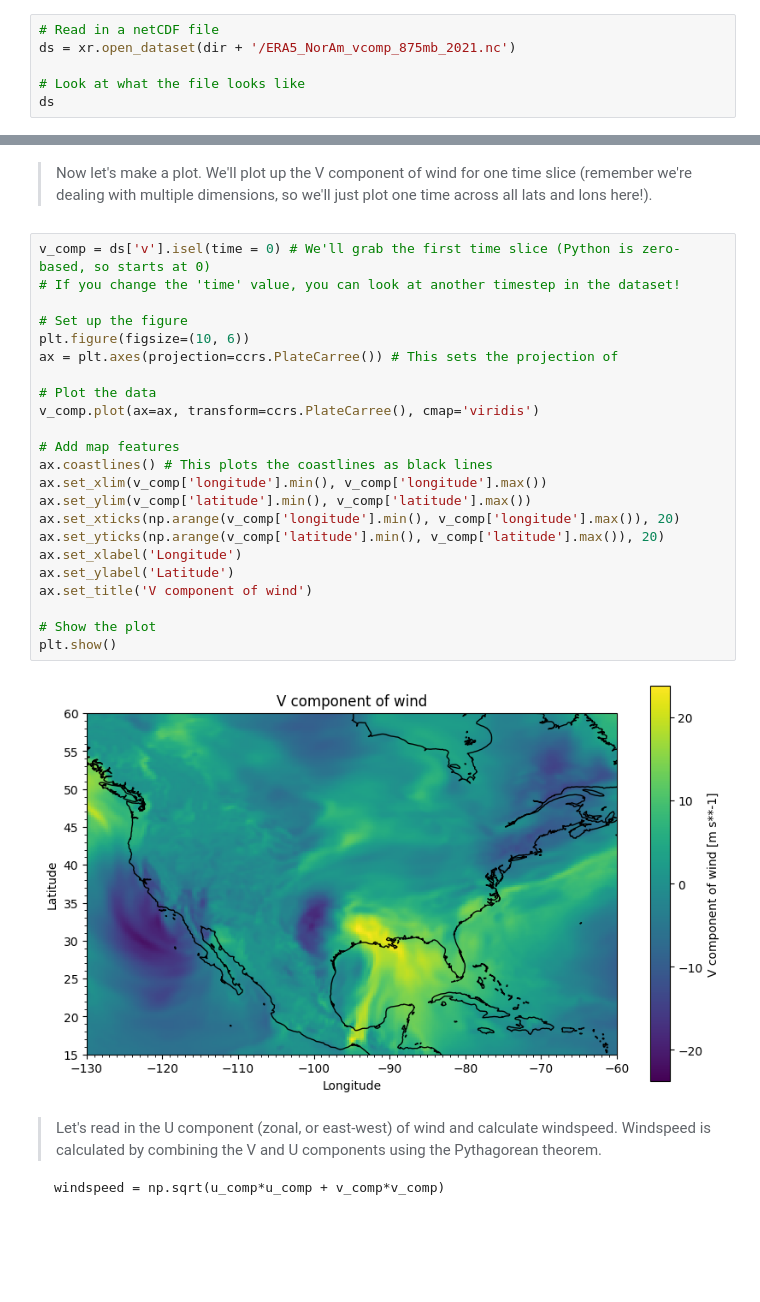
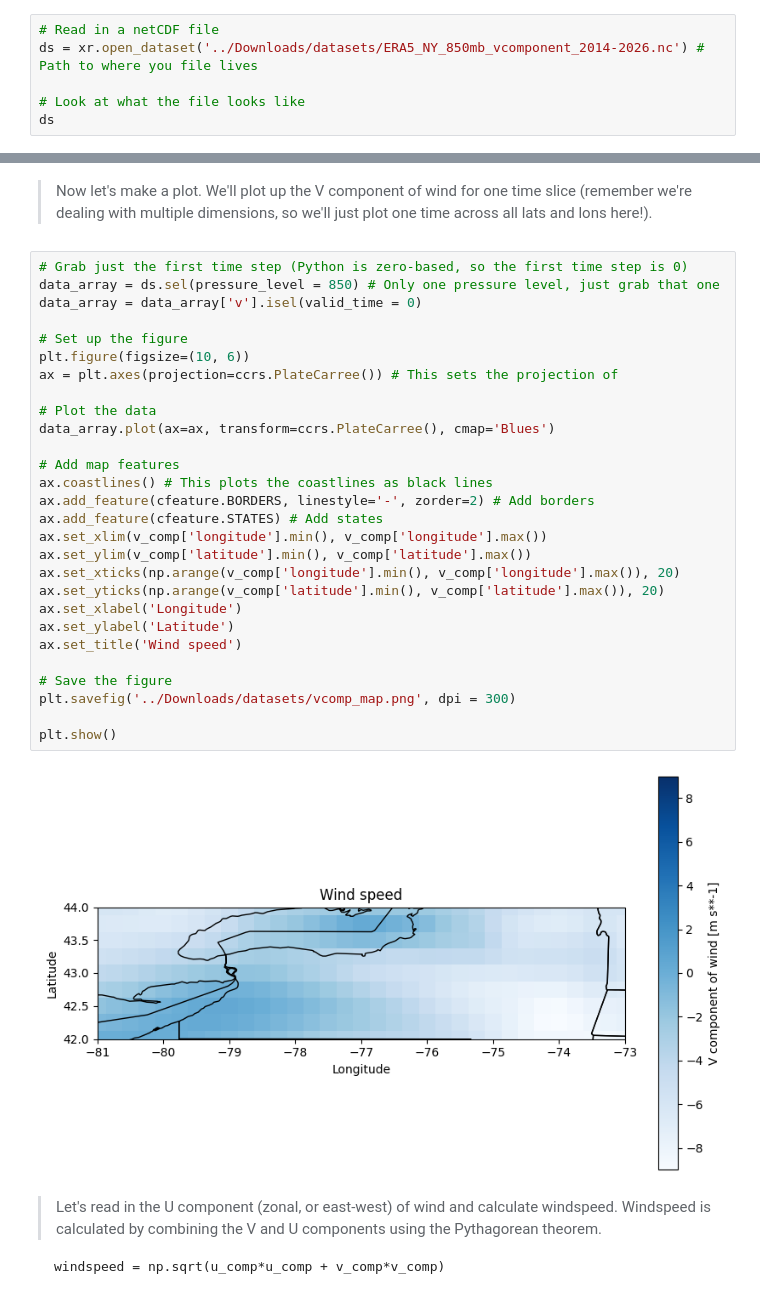
Before and after one commit to UBPaleoclimateDynamics/learning-to-work-with-netcdfs, a Jupyter notebook: process-era5-netcdfs.ipynb, the cells around one changed output, grey strips where cells are left out. Cells and saved outputs as stored; diff of their text form; blank space fills up the shorter version.

Commit message:
Updated for WNY example data

````diff
--- a/process-era5-netcdfs.ipynb
+++ b/process-era5-netcdfs.ipynb
@@ -65,7 +37,7 @@ ERA5_NorAm_vcomp_875mb_2021.nc
 ```
 # %%
 # Read in a netCDF file
-ds = xr.open_dataset(dir + '/ERA5_NorAm_vcomp_875mb_2021.nc')
+ds = xr.open_dataset('../Downloads/datasets/ERA5_NY_850mb_vcomponent_2014-2026.nc') # Path to where you file lives
 
 # Look at what the file looks like
 ds
@@ -124,30 +104,35 @@ Attributes:
 # %% [markdown]
 > Now let's make a plot. We'll plot up the V component of wind for one time slice (remember we're dealing with multiple dimensions, so we'll just plot one time across all lats and lons here!).
 # %%
-v_comp = ds['v'].isel(time = 0) # We'll grab the first time slice (Python is zero-based, so starts at 0)
-# If you change the 'time' value, you can look at another timestep in the dataset!
+# Grab just the first time step (Python is zero-based, so the first time step is 0)
+data_array = ds.sel(pressure_level = 850) # Only one pressure level, just grab that one
+data_array = data_array['v'].isel(valid_time = 0)
 
 # Set up the figure
 plt.figure(figsize=(10, 6))
 ax = plt.axes(projection=ccrs.PlateCarree()) # This sets the projection of
 
 # Plot the data
-v_comp.plot(ax=ax, transform=ccrs.PlateCarree(), cmap='viridis')
+data_array.plot(ax=ax, transform=ccrs.PlateCarree(), cmap='Blues')
 
 # Add map features
 ax.coastlines() # This plots the coastlines as black lines
+ax.add_feature(cfeature.BORDERS, linestyle='-', zorder=2) # Add borders
+ax.add_feature(cfeature.STATES) # Add states
 ax.set_xlim(v_comp['longitude'].min(), v_comp['longitude'].max())
 ax.set_ylim(v_comp['latitude'].min(), v_comp['latitude'].max())
 ax.set_xticks(np.arange(v_comp['longitude'].min(), v_comp['longitude'].max()), 20)
 ax.set_yticks(np.arange(v_comp['latitude'].min(), v_comp['latitude'].max()), 20)
 ax.set_xlabel('Longitude')
 ax.set_ylabel('Latitude')
-ax.set_title('V component of wind')
+ax.set_title('Wind speed')
 
-# Show the plot
+# Save the figure
+plt.savefig('../Downloads/datasets/vcomp_map.png', dpi = 300)
+
 plt.show()
 # %% [output]
-[figure, old version]
+[figure, new version]
 # %% [markdown]
 > Let's read in the U component (zonal, or east-west) of wind and calculate windspeed. Windspeed is calculated by combining the V and U components using the Pythagorean theorem.
 
````
Also changed, not shown: parts of 14 cells of this notebook.
